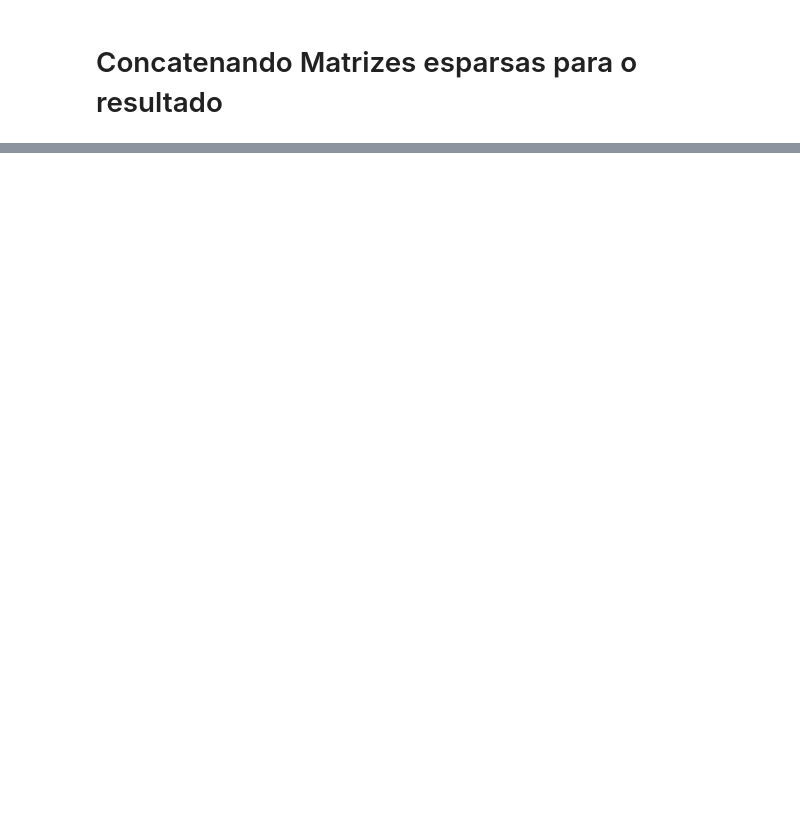
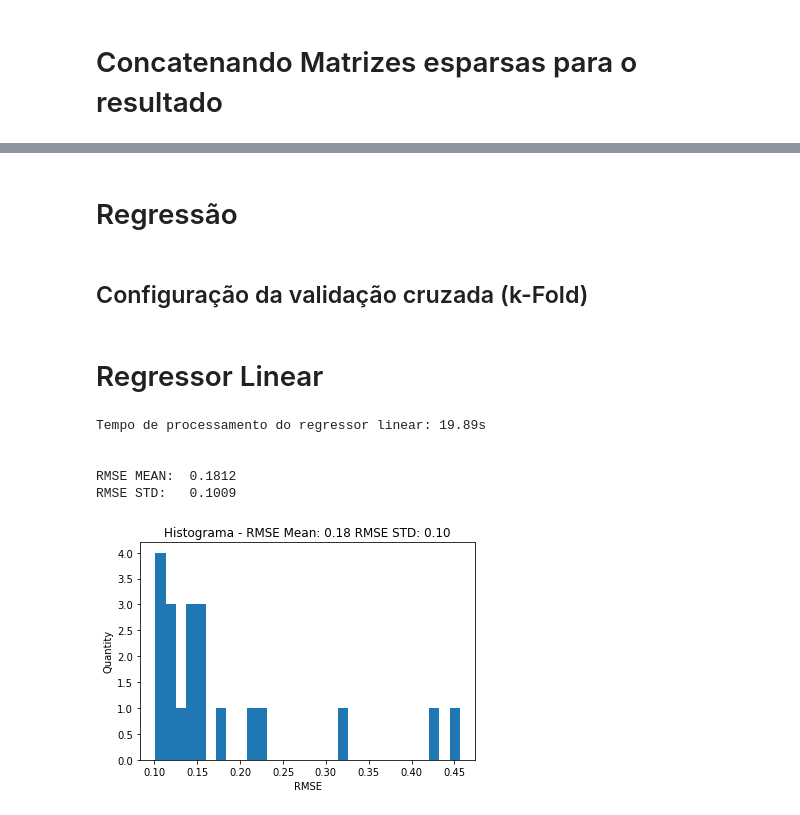
Before and after one commit to vinicius-alves/Introducao-ao-Aprendizado-de-Maquina-UFRJ, a Jupyter notebook: Primeiro Trabalho.ipynb, the cells around one changed output, grey strips where cells are left out. Saved outputs shown, nothing was run; the diff lists cells and outputs as text; code cells hidden in the pictures; blank space fills up the shorter version.

Commit message:
Regressão funcionando

```diff
--- a/Primeiro Trabalho.ipynb
+++ b/Primeiro Trabalho.ipynb
@@ -30,6 +30,3 @@ exibir_dataframe(df_train)
-# %%
-df_train.drop(columns = ["Id"], inplace = True)
-df_test.drop(columns = ["Id"], inplace = True)
 # %%
 numeric_columns     = ['MSSubClass','LotFrontage','LotArea','OverallQual','OverallCond','YearBuilt',      \
                        'YearRemodAdd','MasVnrArea','BsmtFinSF1','BsmtFinSF2','BsmtUnfSF','TotalBsmtSF',   \
@@ -211,0 +191,67 @@ print("Dimensões da ")
+# %% [markdown]
+# Regressão
+# %%
+import matplotlib.pyplot as plt
+from sklearn.model_selection import KFold
+from sklearn.metrics import mean_squared_error
+
+vetor_train_target = df_train['SalePrice']
+# %% [markdown]
+## Configuração da validação cruzada (k-Fold)
+# %%
+#np.random.seed(0) - random_state
+
+# A validação cruzada é feita através de análise de partições pequenas
+# e mutuamente exclusivas dos datasets originais
+
+# Quantidade de divisões a serem usadas pelo k-fold
+n_splits = 50
+# %% [markdown]
+# Regressor Linear
+# %%
+from sklearn.linear_model import LinearRegression
+
+start = time.time()
+
+rmse_list =[]
+X = matriz_train
+y = np.log(vetor_train_target)
+
+kf = KFold(n_splits=n_splits);
+
+# Validação cruzada
+for train, test in kf.split(X):
+    X_train, X_test = X[train], X[test]
+    y_train, y_test = y[train], y[test]
+
+    # Criando Regressor Linear
+    regr = LinearRegression(n_jobs = -1)
+
+    # Treino
+    regr.fit(X_train, y_train)
+
+    # Predição
+    y_pred = regr.predict(X_test)
+
+    #Root mean squared error
+    rmse_list.append(np.sqrt(mean_squared_error(y_test, y_pred)));
+
+end = time.time()
+
+print('Tempo de processamento do regressor linear: '+str("%.2f" % (end - start))+'s\n\n')
+print("RMSE MEAN: ","%.4f" % np.mean(rmse_list))
+print("RMSE STD:  ","%.4f" % np.std(rmse_list), '\n\n')
+
+plt.title(u"Histograma - RMSE Mean: " + str("%.2f" % np.mean(rmse_list))+ " RMSE STD: " + str("%.2f" % np.std(rmse_list)))
+plt.ylabel("Quantity")
+plt.xlabel("RMSE")
+
+plt.hist(rmse_list,bins = 30)
+plt.show()
+# %% [output]
+Tempo de processamento do regressor linear: 19.89s
+
+
+RMSE MEAN:  0.1812
+RMSE STD:   0.1009
+[figure, added]
```
Also changed, not shown: parts of 15 cells of this notebook, 1 other file.
